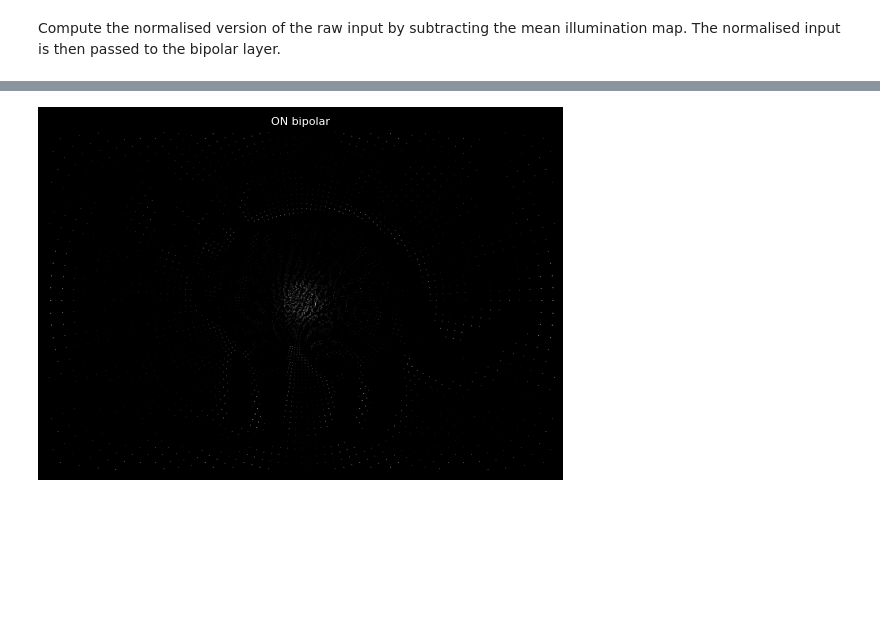
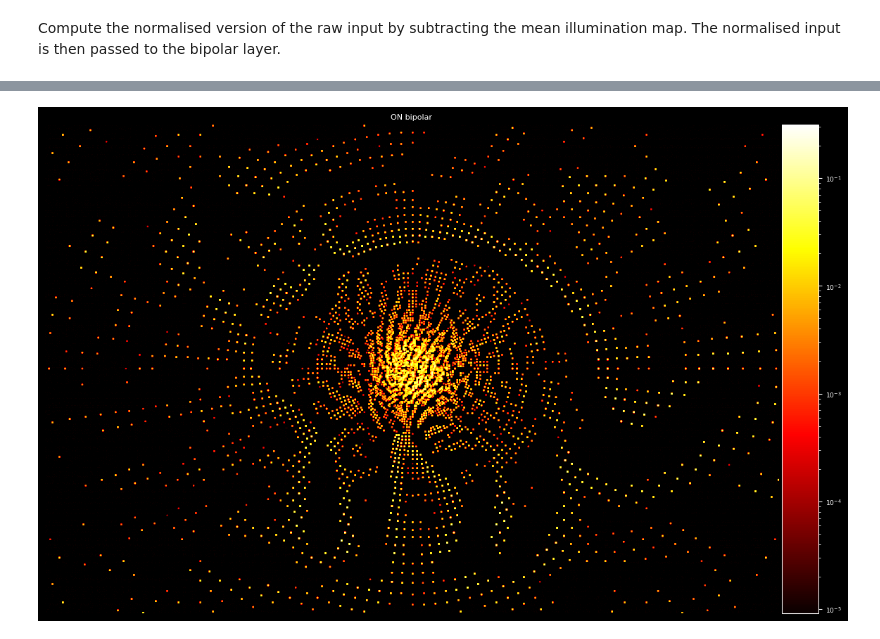
Before and after one commit to cantordust/pyrception, a Jupyter notebook: docs/source/notebooks/image.ipynb, the cells around one changed output, grey strips where cells are left out. Saved outputs shown, nothing was run; the diff lists cells and outputs as text; code cells hidden in the pictures; blank space fills up the shorter version.

```diff
--- a/docs/source/notebooks/image.ipynb
+++ b/docs/source/notebooks/image.ipynb
@@ -47,7 +50,10 @@ size = (h, w)
 
 plot_kw = {}
 
-image_kw = {}
+image_kw = {
+    "cmap": "hot",
+    "colourbar": True,
+}
 
 scatter_kw = {
     "axis": True,
@@ -65,12 +71,12 @@ Convenience functions for plotting parameters
 def implot(x: np.ndarray, **kwargs):
     kw = image_kw.copy()
     kw.update(kwargs)
-    return ImagePlot(x, **kwargs)
+    return ImagePlot(x, **kw)
 
 def scatplot(x: np.ndarray, **kwargs):
-    kw = image_kw.copy()
+    kw = scatter_kw.copy()
     kw.update(kwargs)
-    return ScatterPlot(x, **kwargs)
+    return ScatterPlot(x, **kw)
 # %% [markdown]
 ## Receptor layer
 # %%
@@ -91,10 +97,15 @@ hl_params = {
     "sectors": 64,
     "rf_params": {
         "kernel_params": {
-            "filter": pct.KernelFilter.Gaussian,
+            "shape": pct.KernelShape.Elliptic,
+            "filter": pct.KernelFilter.Uniform,
+            # "aspect": (1.0, 1.5),
             "min_size": 3,
             "scale": 1.0,
-        }
+            # "params": {
+            #     "angle": 45,
+            # },
+        },
     },
 }
 
@@ -135,7 +159,7 @@ bl_params = {
     "sectors": 128,
     "rf_params": {
         "kernel_params": {
-            "filter": pct.KernelFilter.Flat,
+            "filter": pct.KernelFilter.Uniform,
         }
     },
 }
@@ -308,19 +350,20 @@ scaled_plot = implot(img - hl_feedback, title = "Scaled raw input")
 # %%
 bp_on_canvas = np.zeros((h, w))
 bp_off_canvas = np.zeros((h, w))
 
 bp_on_canvas[bl.rfs.cell_coordinates[:, 0], bl.rfs.cell_coordinates[:, 1]] = bl_on
 bp_off_canvas[bl.rfs.cell_coordinates[:, 0], bl.rfs.cell_coordinates[:, 1]] = bl_off
 
-on_plot = implot(bp_on_canvas, title = "ON bipolar")
-off_plot = implot(bp_off_canvas, title = "OFF bipolar")
+on_plot = implot(bp_on_canvas, title="ON bipolar", norm=colors.LogNorm())
+off_plot = implot(bp_off_canvas, title="OFF bipolar", norm=colors.LogNorm())
 
-(fig, _, _) = pf.plot(
+(fig, _, mappables) = pf.plot(
     [on_plot],
     **plot_kw,
+
 )
 # %% [output]
-[figure, old version]
+[figure, new version]
 # %%
 (fig, _, _) = pf.plot(
     [
```
Also changed, not shown: parts of 21 cells of this notebook, 14 other files.
